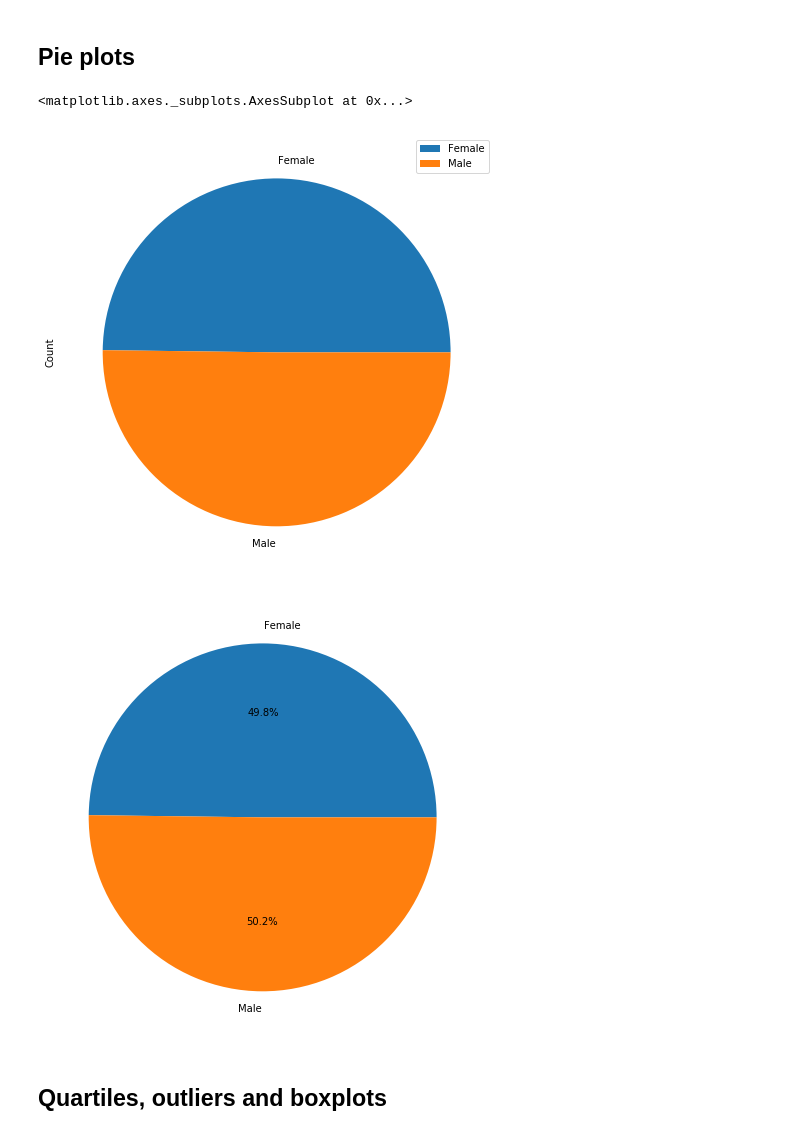
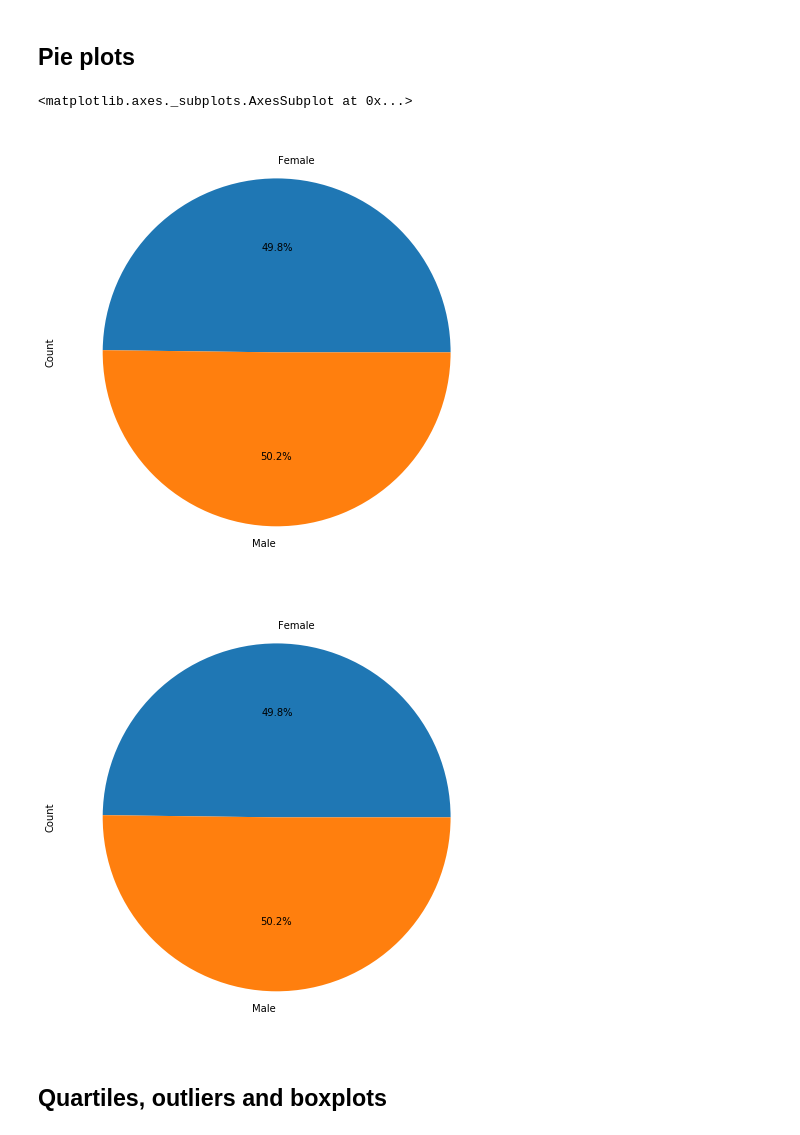
Before and after one commit to djbailey20/Homework, a Jupyter notebook: Week 5/Pymaceuticals/pymaceuticals_starter.ipynb, the cells around one changed output. Saved outputs shown, nothing was run; the diff lists cells and outputs as text; code cells hidden in the pictures.

```diff
--- a/Week 5/Pymaceuticals/pymaceuticals_starter.ipynb
+++ b/Week 5/Pymaceuticals/pymaceuticals_starter.ipynb
@@ -80,19 +80,20 @@ plt.show()
 piedata=fulldata.drop_duplicates("Mouse ID")
 piedata=piedata.groupby("Sex")["Mouse ID"].count().to_frame()
 piedata.rename(columns={"Mouse ID":"Count"}, inplace=True)
-piedata.plot.pie(y="Count", figsize=(8,8))
+piedata.plot.pie(y="Count", figsize=(8,8),autopct='%1.1f%%',legend=False)
 # %% [output]
 <matplotlib.axes._subplots.AxesSubplot at 0x...>
-[figure, old version]
+[figure, new version]
 # %%
 # Generate a pie plot showing the distribution of female versus male mice using pyplot
 labels=piedata.index.values.tolist()
 sizes=piedata["Count"]
 fig,ax=plt.subplots(figsize=(8,8))
+ax.set_ylabel("Count")
 ax.pie(piedata["Count"],labels=piedata.index.values.tolist(),autopct='%1.1f%%')
 plt.show()
 # %% [output]
-[figure, old version]
+[figure, new version]
 # %% [markdown]
 ## Quartiles, outliers and boxplots
 # %%
```
Also changed, not shown: parts of 3 cells of this notebook.
